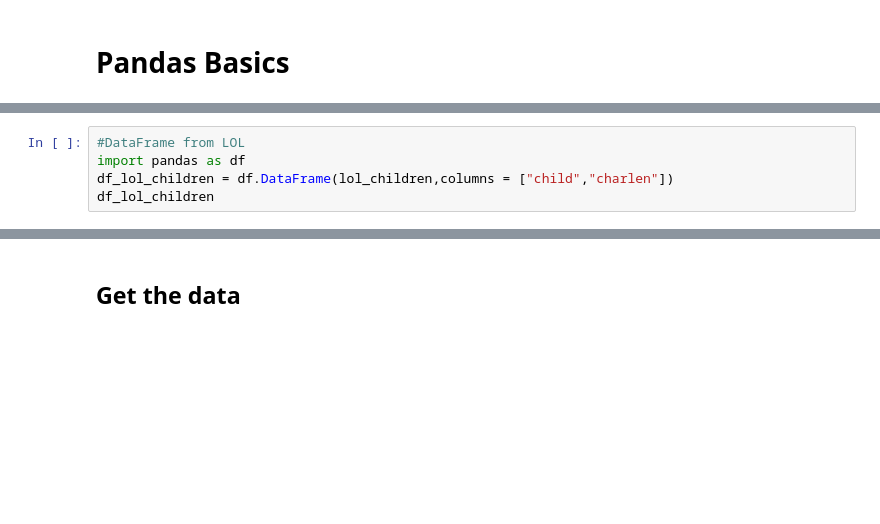
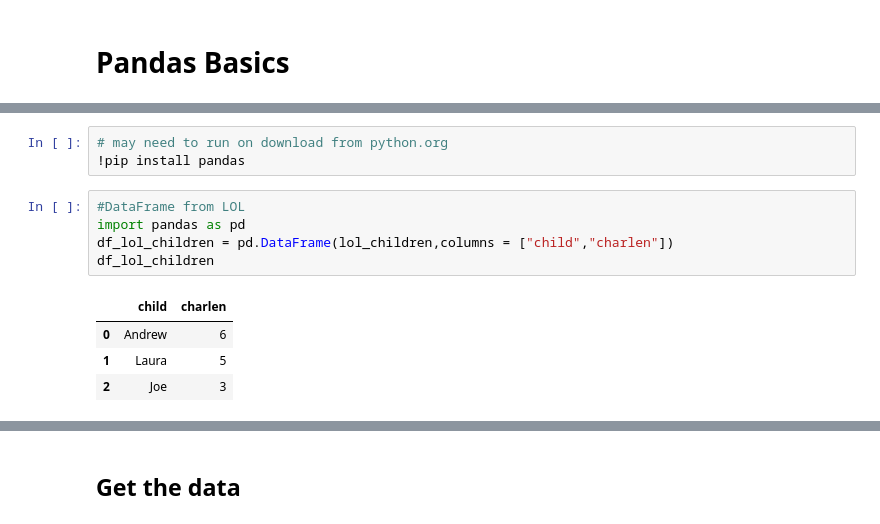
Before and after one commit to hekaplex/2022_03_DSI_WD, a Jupyter notebook: drew.minkin@divergence.one/py/EDA Python Lessons/Pandas/01 Pandas Introduction.ipynb, the cells around one changed output, grey strips where cells are left out. Drawn from its saved outputs; the diff is of its cells as text; blank space fills up the shorter version.

```diff
--- a/drew.minkin@divergence.one/py/EDA Python Lessons/Pandas/01 Pandas Introduction.ipynb
+++ b/drew.minkin@divergence.one/py/EDA Python Lessons/Pandas/01 Pandas Introduction.ipynb
@@ -12,8 +9,16 @@ lol_children
+# %%
+# may need to run on download from python.org
+!pip install pandas
 # %%
 #DataFrame from LOL
-import pandas as df
-df_lol_children = df.DataFrame(lol_children,columns = ["child","charlen"])
+import pandas as pd
+df_lol_children = pd.DataFrame(lol_children,columns = ["child","charlen"])
 df_lol_children
+# %% [output]
+|  | child | charlen |
+| 0 | Andrew | 6 |
+| 1 | Laura | 5 |
+| 2 | Joe | 3 |
 # %%
 
 len_char = [len(c) for c in children]
```
Also changed, not shown: parts of 18 cells of this notebook, 2 other files.
